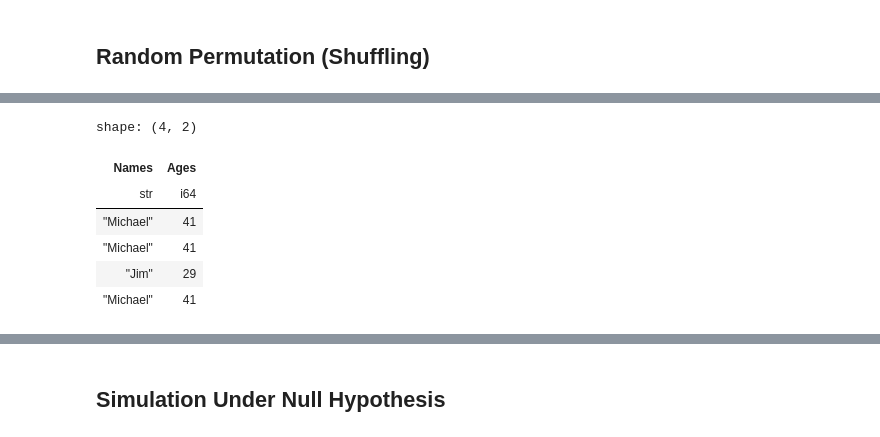
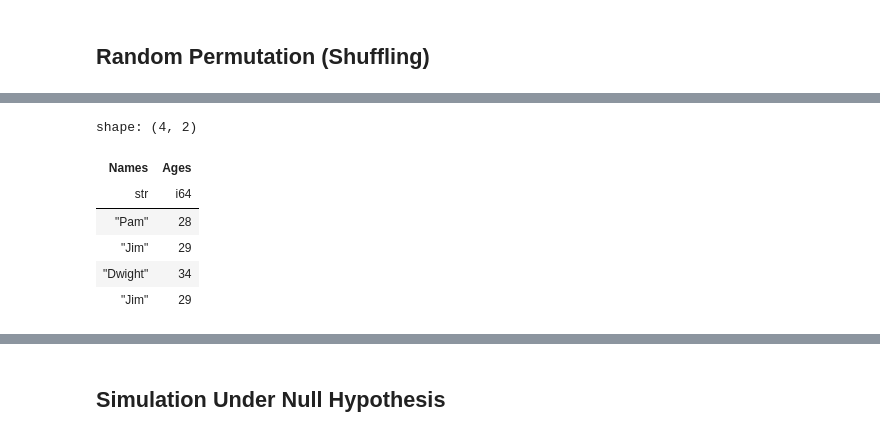
Before and after one commit to dubois-ctds/data8-demo, a Jupyter notebook: lec19/lec19_with_outputs.ipynb, the cells around one changed output, grey strips where cells are left out. Cells and saved outputs as stored; diff of their text form; code cells hidden in the pictures.

```diff
--- a/lec19/lec19_with_outputs.ipynb
+++ b/lec19/lec19_with_outputs.ipynb
@@ -263,14 +236,14 @@ staff.sample()
 # %%
 # polars
-staff_pl.sample(n=staff_pl.height, with_replacement=True, shuffle=True)
+staff_pl.sample(n=staff_pl.height, with_replacement=True)
 # %% [output]
 shape: (4, 2)
 | Names | Ages |
 | str | i64 |
-| "Michael" | 41 |
-| "Michael" | 41 |
+| "Pam" | 28 |
 | "Jim" | 29 |
-| "Michael" | 41 |
+| "Dwight" | 34 |
+| "Jim" | 29 |
 # %%
 # datascience
 staff.sample(with_replacement = False)
```
Also changed, not shown: parts of 27 cells of this notebook, 1 other file.
